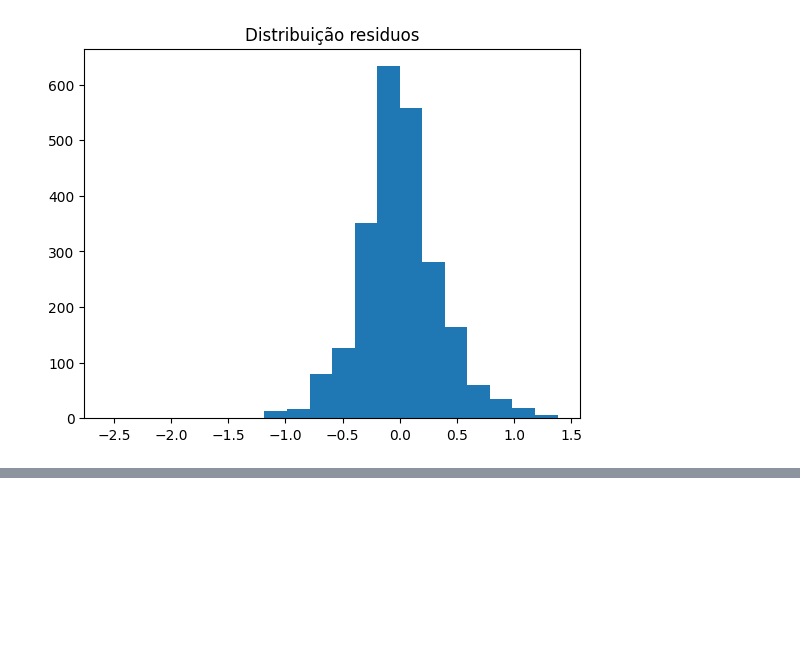
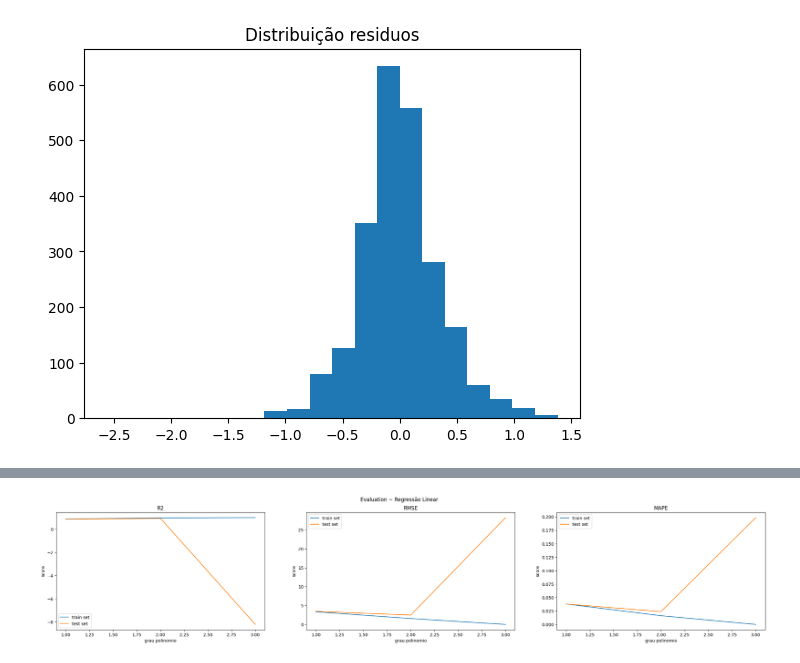
Before and after one commit to richardsantino/life-expectancy-prediction, a Jupyter notebook: life_expectancy_prediction.ipynb, the cells around one changed output, grey strips where cells are left out. Saved outputs shown, nothing was run; the diff lists cells and outputs as text; code cells hidden in the pictures; blank space fills up the shorter version.

```diff
--- a/life_expectancy_prediction.ipynb
+++ b/life_expectancy_prediction.ipynb
@@ -1052,0 +1131,20 @@ Ellipsis
+# %%
+# transformador completo (é parte do PIPELINE, porem não esta na celula anterior por sera testado transformações diferentes)
+def transform_train_set(X_train, exp):
+    '''
+        1. recebe os dados de entrada de treino (features)
+        2. aplica transformações (feature engineering polinomios e padronização z-score)
+        3. retorna os dados de entrada transformados e os transformadores (para transformarem os dados de entrada de teste ~> simulando um cenario de deploy, onde os transformadores são guardados como arquivo)
+    '''
+
+    # feature engineering
+    poly = PolynomialFeatures(exp, interaction_only=False, include_bias=False) # poly.get_feature_names_out()) "dicionario" das interações.
+    poly.fit(X_train)
+    X_train = poly.transform(X_train)
+
+    # padronização
+    scaler = StandardScaler() # padronização
+    scaler.fit(X_train)
+    X_train = scaler.transform(X_train)
+
+    return X_train, poly, scaler
@@ -1052,0 +1153,72 @@ Ellipsis
+# %%
+labels = ['train set', 'test set']
+scores = {
+    'RMSE': [],
+    'MAPE': [],
+    'R2': []
+}
+exps = list(range(1, 4))
+best_cv_r2_score_reglin = -np.inf
+best_exp = None
+
+for i in exps:
+    X_train_i, poly, scaler = transform_train_set(X_train, i)
+
+    X_cv_i = poly.transform(X_cv)
+    X_cv_i = scaler.transform(X_cv_i)
+
+    model_i = LinearRegression()
+    model_i.fit(X_train_i, y_train)
+
+    # train val
+    y_pred = model_i.predict(X_train_i)
+    y_true = y_train
+
+    train_rmse = mean_squared_error(y_true, y_pred)**.5
+    train_mape = mean_absolute_percentage_error(y_true, y_pred)
+    train_r2 = r2_score(y_true, y_pred)
+
+    # cv val
+    y_pred = model_i.predict(X_cv_i)
+    y_true = y_cv
+
+    cv_rmse = mean_squared_error(y_true, y_pred)**.5
+    cv_mape = mean_absolute_percentage_error(y_true, y_pred)
+    cv_r2 = r2_score(y_true, y_pred)
+
+    scores['RMSE'].append([train_rmse, cv_rmse])
+    scores['MAPE'].append([train_mape, cv_mape])
+    scores['R2'].append([train_r2, cv_r2])
+
+    if cv_r2 > best_cv_r2_score_reglin:
+        best_cv_r2_score_reglin = cv_r2
+        best_exp = i
+
+fig, axs = plt.subplots(1, 3, figsize=(30, 5))
+
+axs[0].set_title('R2')
+axs[0].set_xlabel('grau polinomio')
+axs[0].set_ylabel('score')
+axs[0].plot(exps, scores['R2'], label=labels)
+axs[0].legend()
+
+axs[1].set_title('RMSE')
+axs[1].set_xlabel('grau polinomio')
+axs[1].set_ylabel('score')
+axs[1].plot(exps, scores['RMSE'], label=labels)
+axs[1].legend()
+
+axs[2].set_title('MAPE')
+axs[2].set_xlabel('grau polinomio')
+axs[2].set_ylabel('score')
+axs[2].plot(exps, scores['MAPE'], label=labels)
+axs[2].legend()
+
+print(f'grau melhor ajustado sob dados de validação: {best_exp}.')
+print(f"R2 ~> train: {scores['R2'][best_exp-1][0]}, cv: {scores['R2'][best_exp-1][1]}")
+print(f"RMSE ~> train: {scores['RMSE'][best_exp-1][0]}, cv: {scores['RMSE'][best_exp-1][1]}")
+print(f"MAPE ~> train: {scores['MAPE'][best_exp-1][0]}, cv: {scores['MAPE'][best_exp-1][1]}")
+
+plt.suptitle('Evaluation ~ Regressão Linear')
+plt.show()
+# %% [output]
@@ -1052,0 +1229 @@ Ellipsis
+[figure, added]
```
Also changed, not shown: parts of 20 cells of this notebook.
